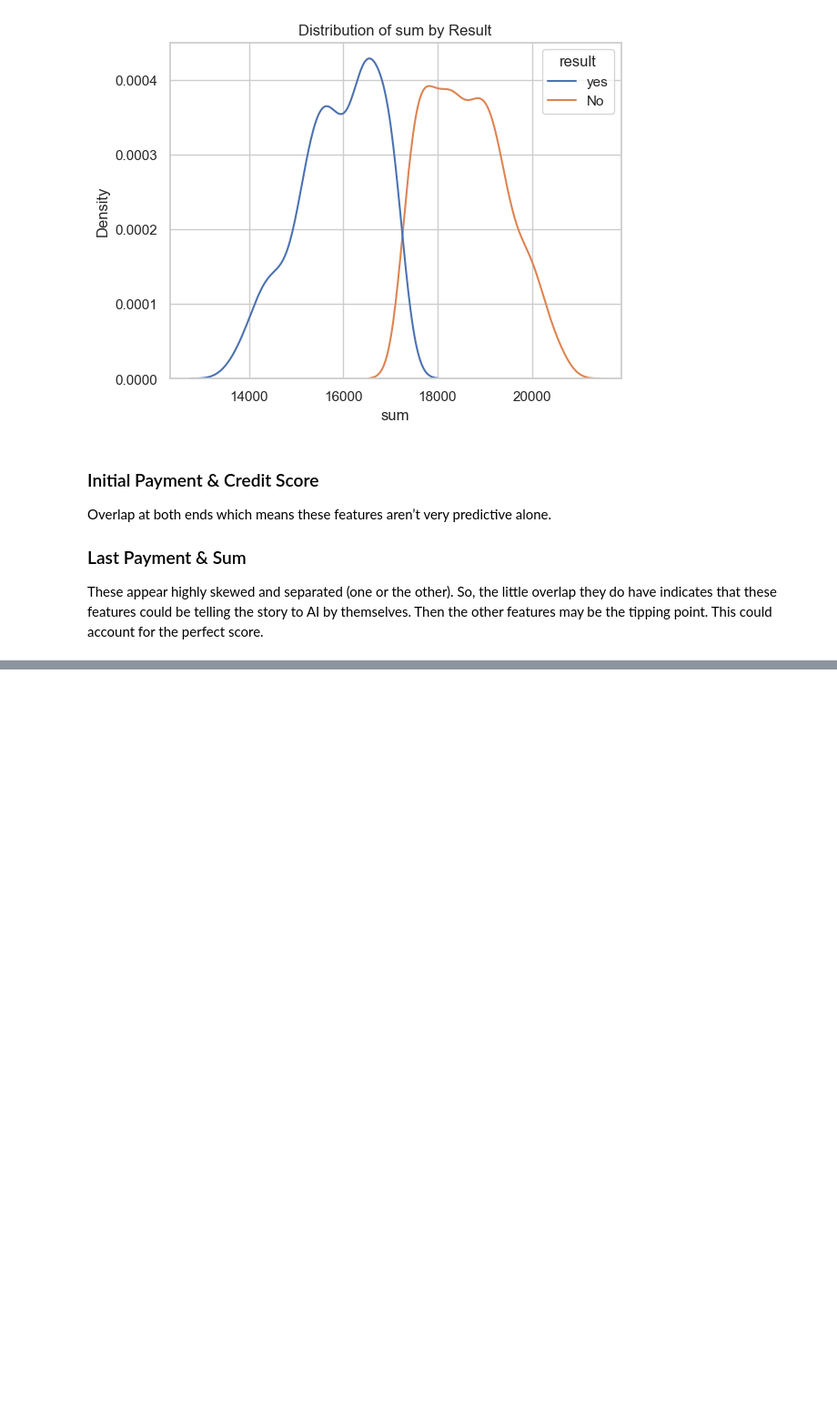
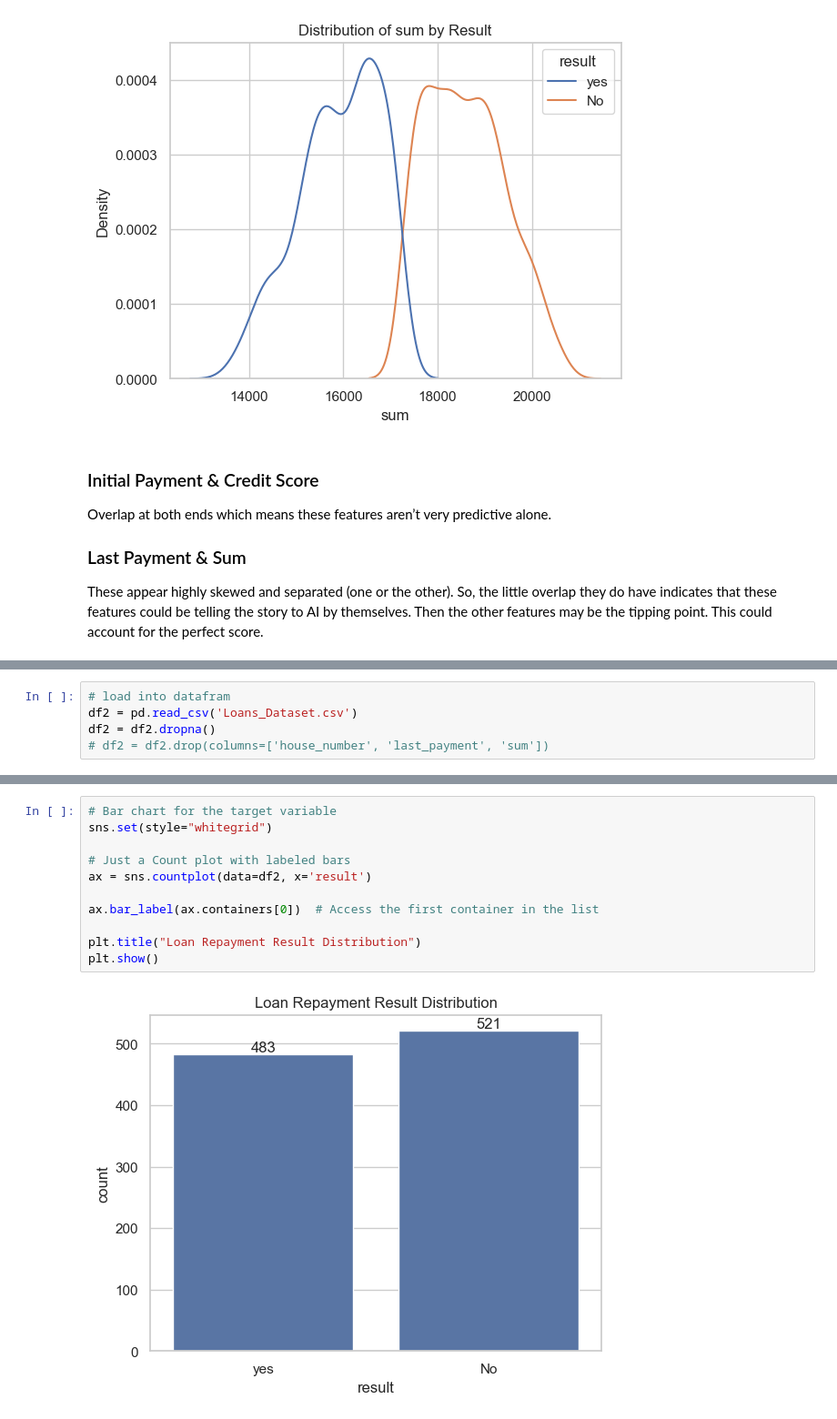
Before and after one commit to robbiet-bc/ai240, a Jupyter notebook: Week8/Taylor-Rob-Homework4-Loan Repayment.ipynb, the cells around one changed output, grey strips where cells are left out. Shown at 91% size. Saved outputs shown, nothing was run; the diff lists cells and outputs as text; blank space fills up the shorter version.

```diff
--- a/Week8/Taylor-Rob-Homework4-Loan Repayment.ipynb
+++ b/Week8/Taylor-Rob-Homework4-Loan Repayment.ipynb
@@ -404,0 +360,5 @@ If you are **female** and you`re showing these symptoms/features, the model seem
+# %%
+# load into datafram
+df2 = pd.read_csv('Loans_Dataset.csv')
+df2 = df2.dropna()
+# df2 = df2.drop(columns=['house_number', 'last_payment', 'sum'])
@@ -404,0 +375,13 @@ If you are **female** and you`re showing these symptoms/features, the model seem
+# %%
+# Bar chart for the target variable
+sns.set(style="whitegrid")
+
+# Just a Count plot with labeled bars
+ax = sns.countplot(data=df2, x='result')
+
+ax.bar_label(ax.containers[0])  # Access the first container in the list
+
+plt.title("Loan Repayment Result Distribution")
+plt.show()
+# %% [output]
+[figure, added]
```
Also changed, not shown: parts of 39 cells of this notebook.
